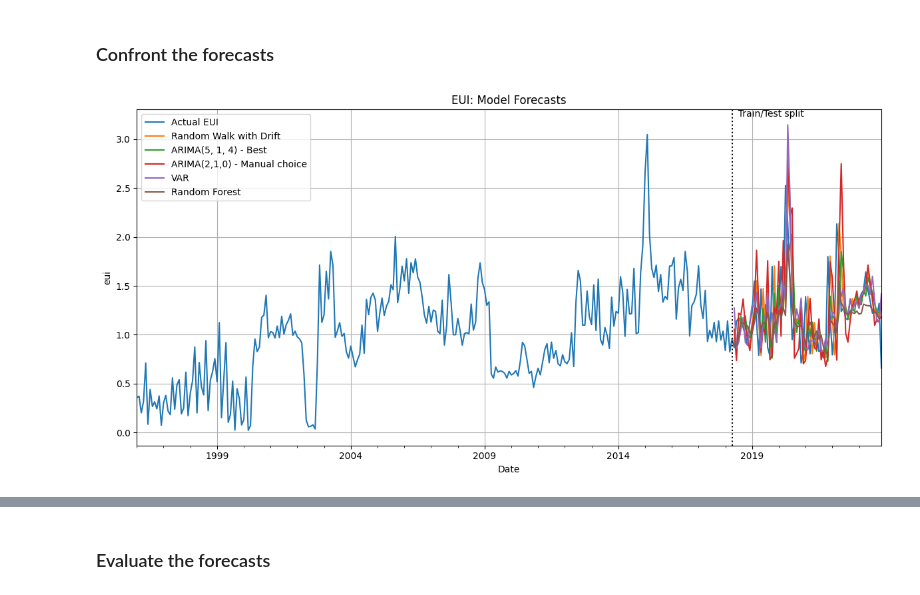
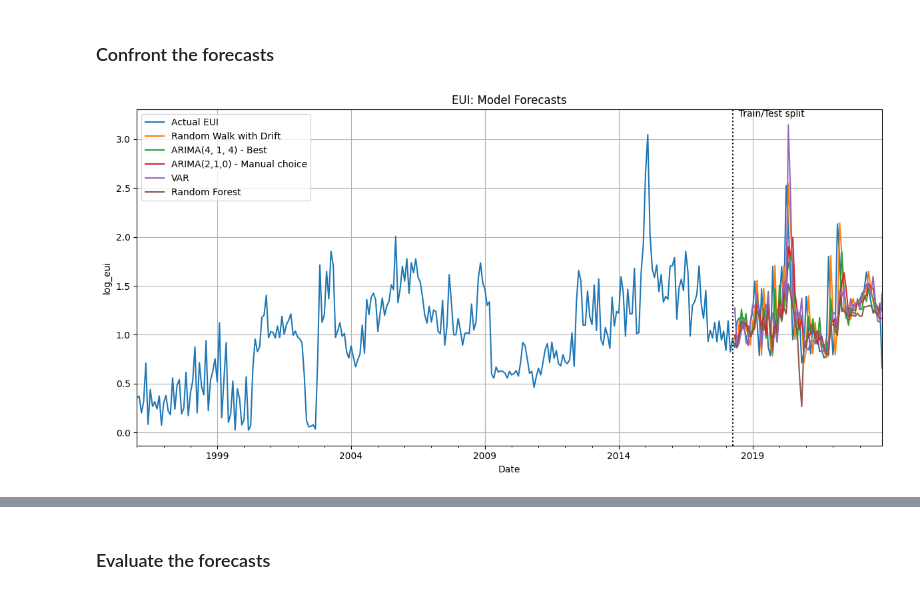
Before and after one commit to alessandro-macchi/bayesian_analysis, a Jupyter notebook: main_analysis.ipynb, the cells around one changed output, grey strips where cells are left out. Saved outputs shown, nothing was run; the diff lists cells and outputs as text; code cells hidden in the pictures.

```diff
--- a/main_analysis.ipynb
+++ b/main_analysis.ipynb
@@ -626,7 +735,7 @@ X_train_rf, y_train_rf, X_test_rf, y_test_rf = align_lagged_with_train_test(
     features_df=features_df,
     train_df=train_df,
     test_df=test_df,
-    target_col=target_col_orig,  # e.g. "eui"
+    target_col=target_col,
     feature_cols=rf_feature_cols,
     max_lag=12,
     date_col="date",
@@ -642,19 +751,20 @@ print("y_test_rf:", y_test_rf.shape)
 # 2. Define RF param_grid as dict of lists
 # ---------------------------------------------------
 
-# param_grid = {"n_estimators": [200, 300, 500], "max_depth": [3, 4, 5], "min_samples_leaf": [1, 2, 4],}
+param_grid = {"n_estimators": [200, 300, 500], "max_depth": [3, 4, 5], "min_samples_leaf": [1, 2, 4],}
 
 # From the grid above the best params are:
 
 # === RF Time-series CV results (sorted by MSFE) ===
 #     n_estimators  max_depth  min_samples_leaf   cv_msfe
-# 24           500          5                 1  0.088497
-# 15           300          5                 1  0.089095
-# 6            200          5                 1  0.089632
-# 21           500          4                 1  0.089714
-# 25           500          5                 2  0.090639
+# 24           500          5                 1  0.053973
+# 15           300          5                 1  0.054652
+# 21           500          4                 1  0.054652
+# 25           500          5                 2  0.054810
+# 3            200          4                 1  0.055036
 
 # Best RF params: {'n_estimators': 500, 'max_depth': 5, 'min_samples_leaf': 1}
+
 
 #For computational efficiency, we simply use the best params found above.
 
@@ -942,29 +1031,21 @@ Max:    2.833962
 # -----------------------------
 # 1. True series (levels)
 # -----------------------------
-y_train_level = train_df[target_col_orig]
-y_test_level  = test_df[target_col_orig]
-
-# Back-transform ARIMA forecasts (estimated on dlog_eui) to level EUI
-arima_best_forecast_level = dlog_forecast_to_level(
-    arima_best_forecast, y_train_level, y_test_level
-)
-arima_210_forecast_level = dlog_forecast_to_level(
-    arima_210_forecast, y_train_level, y_test_level
-)
+y_train_log = train_df[target_col]
+y_test_log  = test_df[target_col]
 
 
 # -----------------------------
 # 2. Build a combined DataFrame including VAR
 # -----------------------------
 plot_df = pd.DataFrame({
-    "train_true": y_train_level,
-    "test_true": y_test_level,
-    "rw": rw_fcast,                    # RW with drift (expanding)
-    "arima_best": arima_best_forecast_level, # best ARIMA from grid
-    "arima_210": arima_210_forecast_level,   # fixed ARIMA(2,1,0), expanding
-    "rf": rf_fcast_series,             # Random Forest
-    "var": var_eui_forecast,           # VAR(dlog_eui, dlog_gpr, dlog_cpu, dlog_oil_price + dummies)
+    "train_true": np.exp(y_train_log),
+    "test_true": np.exp(y_test_log),
+    "rw": np.exp(rw_fcast),                    # RW with drift (expanding)
+    "arima_best": np.exp(arima_best_forecast), # best ARIMA from grid
+    "arima_210": np.exp(arima_210_forecast),   # fixed ARIMA(2,1,0), expanding
+    "rf": np.exp(rf_fcast_series),             # Random Forest
+    "var": np.exp(var_log_eui_forecast),           # VAR(dlog_eui, dlog_gpr, dlog_cpu, dlog_oil_price + dummies)
 })
 
 plot_df["actual"] = plot_df["train_true"].fillna(plot_df["test_true"])
@@ -992,35 +1073,35 @@ plot_df["arima_210"].plot(
     ax=ax,
     label="ARIMA(2,1,0) - Manual choice",
 )
 plot_df["var"].plot(
     ax=ax,
     label="VAR",
 )
 plot_df["rf"].plot(
     ax=ax,
     label="Random Forest",
 )
 
 # Vertical line at train/test split
 split_date = train_df.index[-1]
 ax.axvline(split_date, color="black", linestyle=":", linewidth=1.5)
 ax.text(
     split_date,
     ax.get_ylim()[1],
     "  Train/Test split",
     va="top",
     ha="left",
 )
 
 ax.set_title("EUI: Model Forecasts")
 ax.set_xlabel("Date")
-ax.set_ylabel(target_col_orig)
+ax.set_ylabel(target_col)
 ax.legend()
 ax.grid(True)
 plt.tight_layout()
 plt.show()
 # %% [output]
-[figure, old version]
+[figure, new version]
 # %%
 # ---------------------------------------------------
 # Plots: true test EUI vs each model forecast (separately)
```
Also changed, not shown: parts of 21 cells of this notebook.
